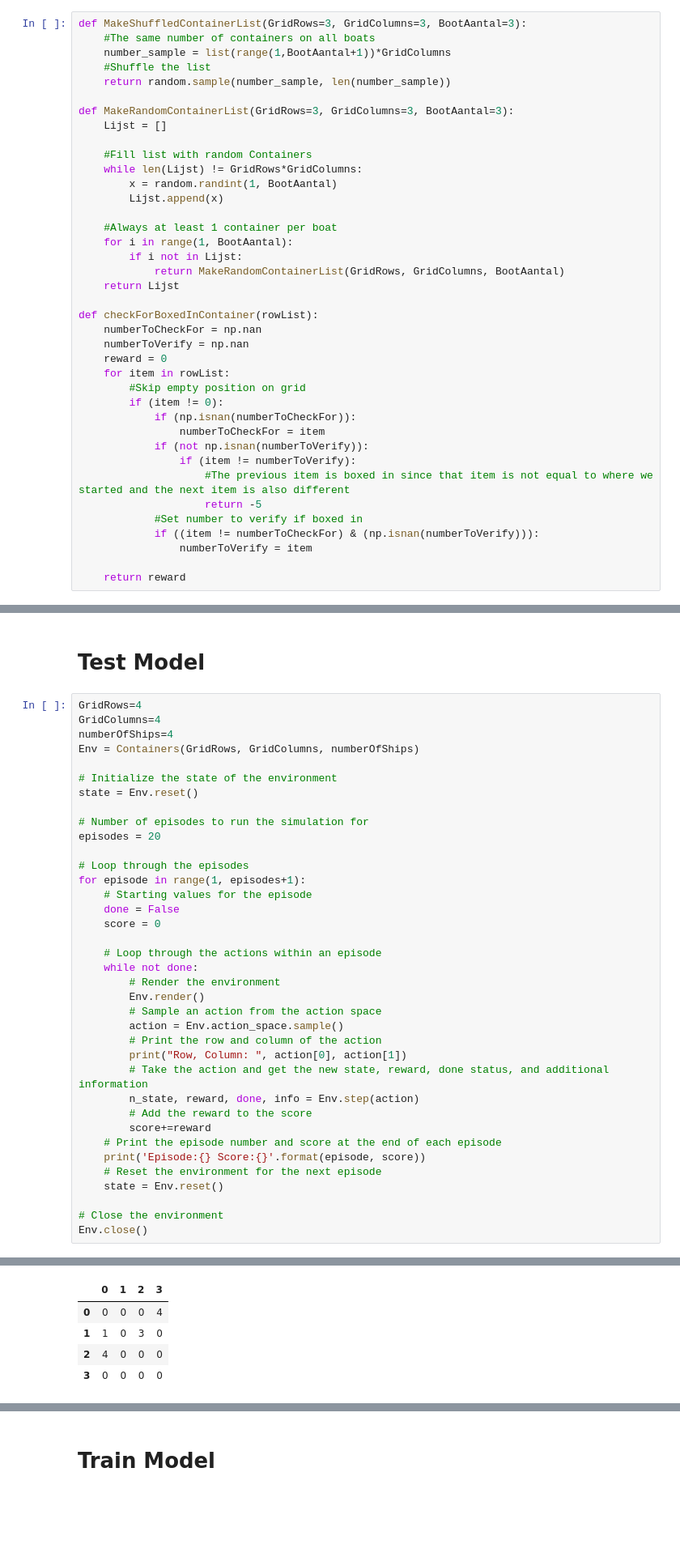
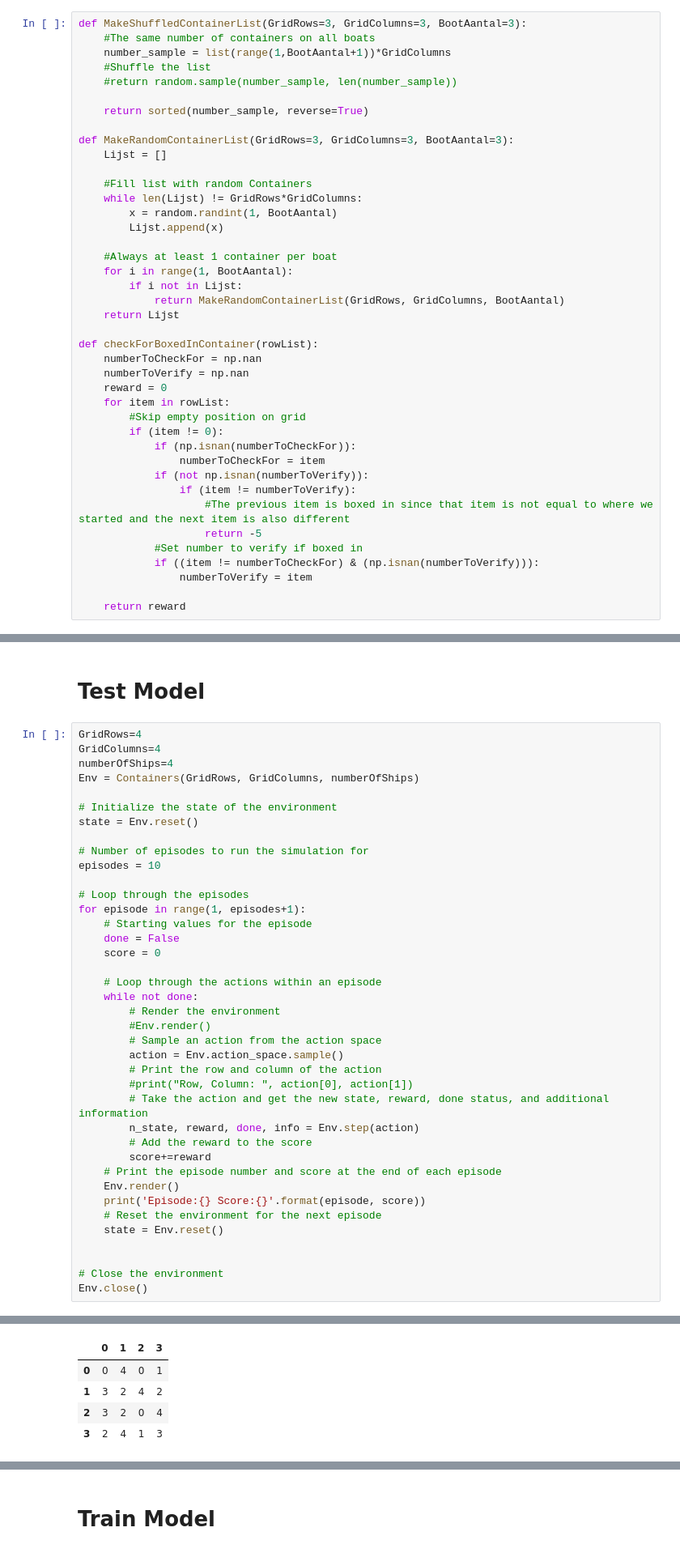
Before and after one commit to HiddeHaagse/Minor-Applied-Data-Science, a Jupyter notebook: Portfolio (Domain Knowledge).ipynb, the cells around one changed output, grey strips where cells are left out. Shown at 81% size. Cells and saved outputs as stored; diff of their text form; blank space fills up the shorter version.

```diff
--- a/Portfolio (Domain Knowledge).ipynb
+++ b/Portfolio (Domain Knowledge).ipynb
@@ -15,7 +17,9 @@ def MakeShuffledContainerList(GridRows=3, GridColumns=3, BootAantal=3):
     #The same number of containers on all boats
     number_sample = list(range(1,BootAantal+1))*GridColumns
     #Shuffle the list
-    return random.sample(number_sample, len(number_sample))
+    #return random.sample(number_sample, len(number_sample))
+
+    return sorted(number_sample, reverse=True)
 
 def MakeRandomContainerList(GridRows=3, GridColumns=3, BootAantal=3):
     Lijst = []
@@ -150,7 +154,7 @@ Env = Containers(GridRows, GridColumns, numberOfShips)
 state = Env.reset()
 
 # Number of episodes to run the simulation for
-episodes = 20
+episodes = 10
 
 # Loop through the episodes
 for episode in range(1, episodes+1):
@@ -161,20 +165,22 @@ for episode in range(1, episodes+1):
     # Loop through the actions within an episode
     while not done:
         # Render the environment
-        Env.render()
+        #Env.render()
         # Sample an action from the action space
         action = Env.action_space.sample()
         # Print the row and column of the action
-        print("Row, Column: ", action[0], action[1])
+        #print("Row, Column: ", action[0], action[1])
         # Take the action and get the new state, reward, done status, and additional information
         n_state, reward, done, info = Env.step(action)
         # Add the reward to the score
         score+=reward
     # Print the episode number and score at the end of each episode
+    Env.render()
     print('Episode:{} Score:{}'.format(episode, score))
     # Reset the environment for the next episode
     state = Env.reset()
 
+
 # Close the environment
 Env.close()
 # %% [output]
@@ -212,5 +218,5 @@ Row, Column:  2 0
 |  | 0 | 1 | 2 | 3 |
-| 0 | 0 | 0 | 0 | 4 |
-| 1 | 1 | 0 | 3 | 0 |
-| 2 | 4 | 0 | 0 | 0 |
-| 3 | 0 | 0 | 0 | 0 |
+| 0 | 0 | 4 | 0 | 1 |
+| 1 | 3 | 2 | 4 | 2 |
+| 2 | 3 | 2 | 0 | 4 |
+| 3 | 2 | 4 | 1 | 3 |
```
Also changed, not shown: parts of 10 cells of this notebook.
